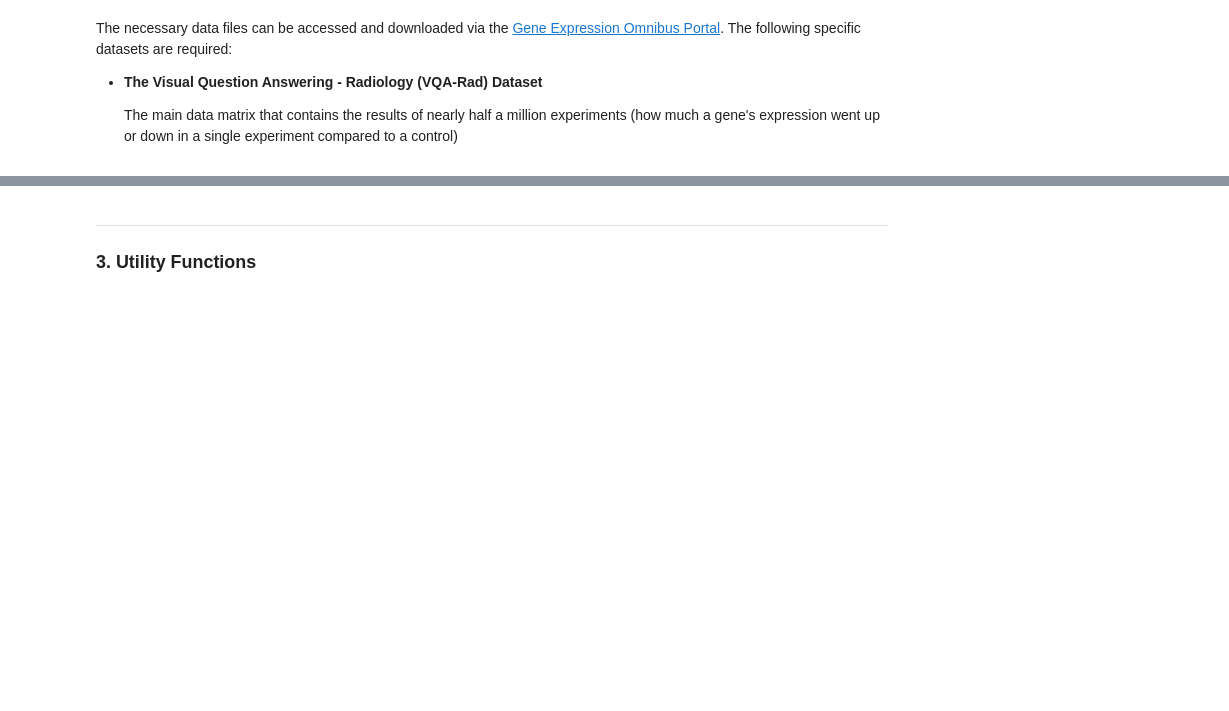
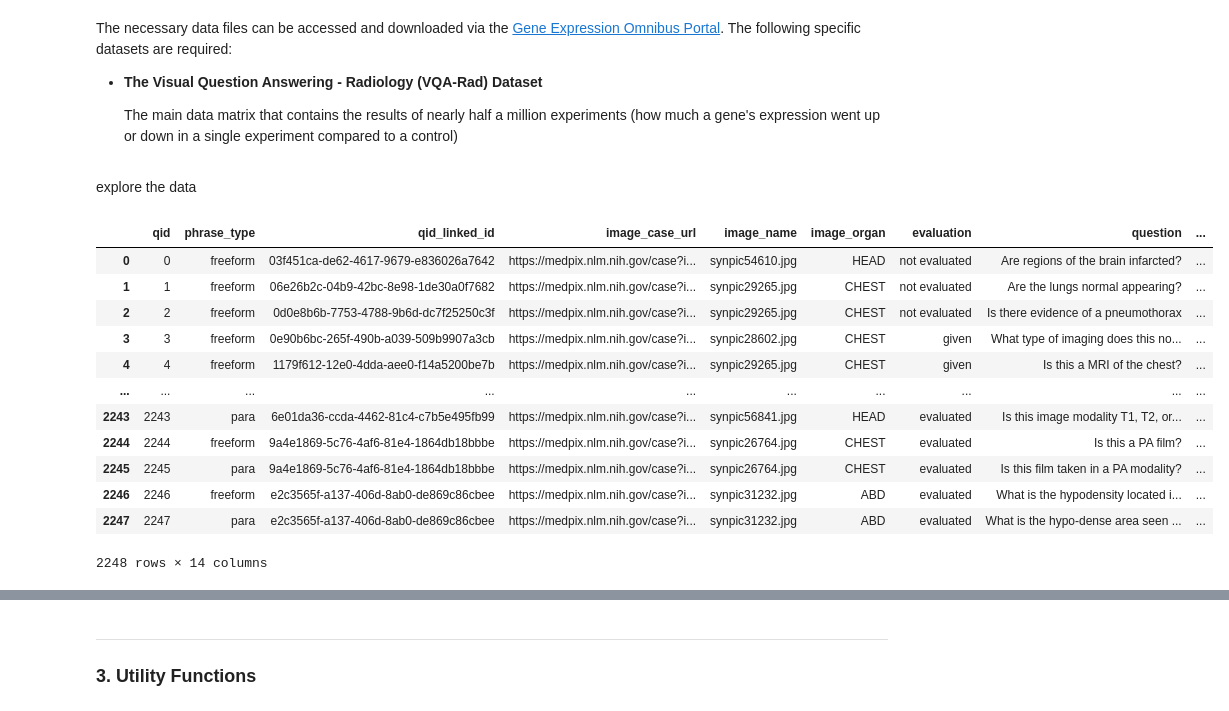
Before and after one commit to Djtrainer/cancer_research, a Jupyter notebook: notebooks/clinical_vqa_lmm.ipynb, the cells around one changed output, grey strips where cells are left out. Drawn from its saved outputs; the diff is of its cells as text; code cells hidden in the pictures; blank space fills up the shorter version.

Commit message:
pull in data

```diff
--- a/notebooks/clinical_vqa_lmm.ipynb
+++ b/notebooks/clinical_vqa_lmm.ipynb
@@ -117,0 +60,24 @@ with open(
+# %% [markdown]
+explore the data
+# %%
+ROOT = Path(os.getcwd()).parents[0]
+
+DATA_PATH = os.path.join(ROOT, "data", "vqa_rad_data")
+
+
+df = pd.read_json(os.path.join(DATA_PATH, "VQA_RAD Dataset Public.json"))
+df
+# %% [output]
+|  | qid | phrase_type | qid_linked_id | image_case_url | image_name | image_organ | evaluation | question | ... |
+| 0 | 0 | freeform | 03f451ca-de62-4617-9679-e836026a7642 | https://medpix.nlm.nih.gov/case?i... | synpic54610.jpg | HEAD | not evaluated | Are regions of the brain infarcted? | ... |
+| 1 | 1 | freeform | 06e26b2c-04b9-42bc-8e98-1de30a0f7682 | https://medpix.nlm.nih.gov/case?i... | synpic29265.jpg | CHEST | not evaluated | Are the lungs normal appearing? | ... |
+| 2 | 2 | freeform | 0d0e8b6b-7753-4788-9b6d-dc7f25250c3f | https://medpix.nlm.nih.gov/case?i... | synpic29265.jpg | CHEST | not evaluated | Is there evidence of a pneumothorax | ... |
+| 3 | 3 | freeform | 0e90b6bc-265f-490b-a039-509b9907a3cb | https://medpix.nlm.nih.gov/case?i... | synpic28602.jpg | CHEST | given | What type of imaging does this no... | ... |
+| 4 | 4 | freeform | 1179f612-12e0-4dda-aee0-f14a5200be7b | https://medpix.nlm.nih.gov/case?i... | synpic29265.jpg | CHEST | given | Is this a MRI of the chest? | ... |
+| ... | ... | ... | ... | ... | ... | ... | ... | ... | ... |
+| 2243 | 2243 | para | 6e01da36-ccda-4462-81c4-c7b5e495fb99 | https://medpix.nlm.nih.gov/case?i... | synpic56841.jpg | HEAD | evaluated | Is this image modality T1, T2, or... | ... |
+| 2244 | 2244 | freeform | 9a4e1869-5c76-4af6-81e4-1864db18bbbe | https://medpix.nlm.nih.gov/case?i... | synpic26764.jpg | CHEST | evaluated | Is this a PA film? | ... |
+| 2245 | 2245 | para | 9a4e1869-5c76-4af6-81e4-1864db18bbbe | https://medpix.nlm.nih.gov/case?i... | synpic26764.jpg | CHEST | evaluated | Is this film taken in a PA modality? | ... |
+| 2246 | 2246 | freeform | e2c3565f-a137-406d-8ab0-de869c86cbee | https://medpix.nlm.nih.gov/case?i... | synpic31232.jpg | ABD | evaluated | What is the hypodensity located i... | ... |
+| 2247 | 2247 | para | e2c3565f-a137-406d-8ab0-de869c86cbee | https://medpix.nlm.nih.gov/case?i... | synpic31232.jpg | ABD | evaluated | What is the hypo-dense area seen ... | ... |
+2248 rows × 14 columns
```
Also changed, not shown: parts of 5 cells of this notebook.
